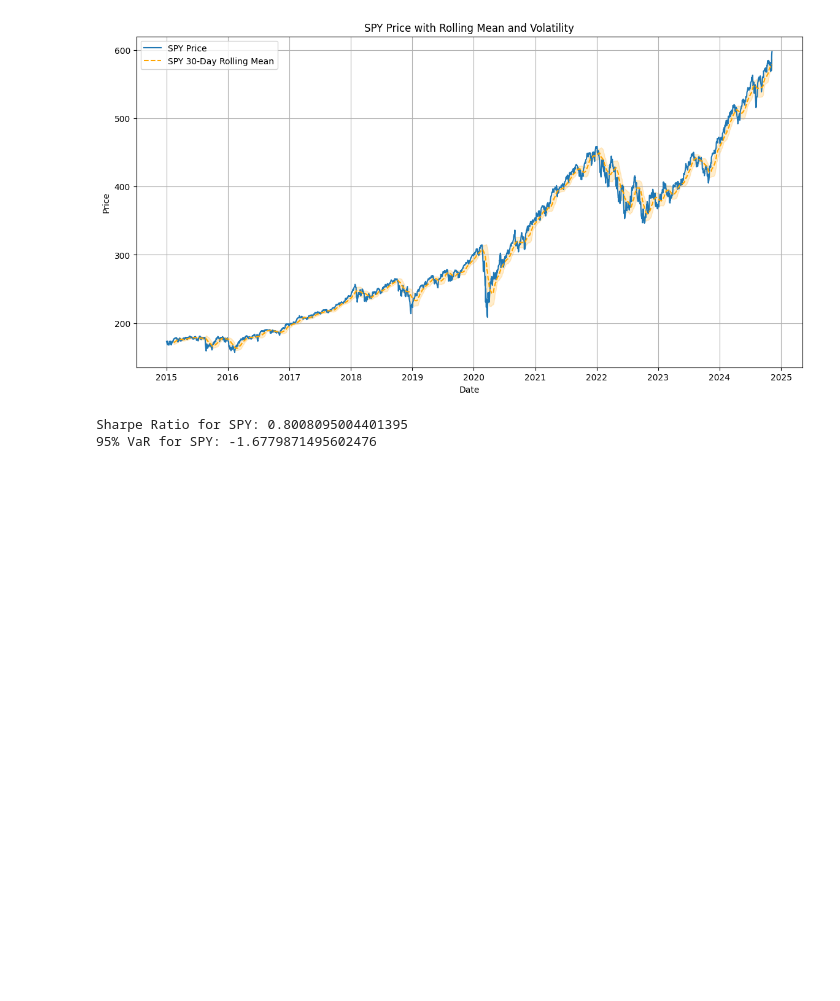
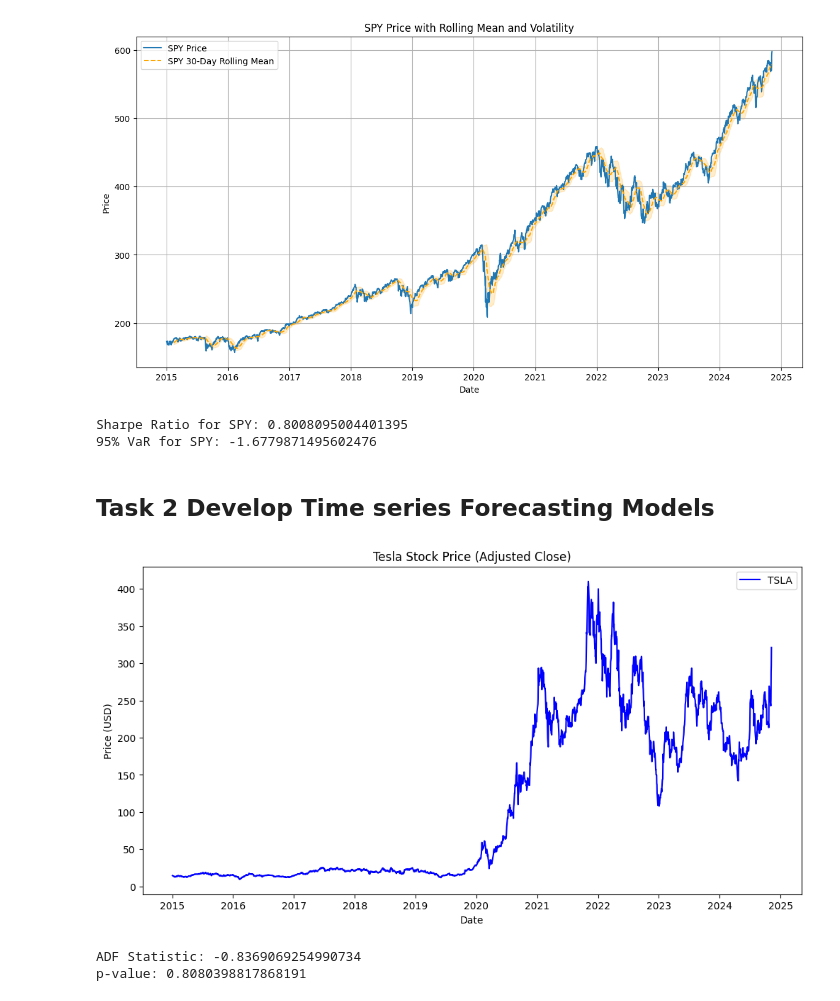
Before and after one commit to trynursalme/KAIM-Week-11, a Jupyter notebook: notebook/EDA.ipynb, the cells around one changed output. Saved outputs shown, nothing was run; the diff lists cells and outputs as text; code cells hidden in the pictures; blank space fills up the shorter version.

```diff
--- a/notebook/EDA.ipynb
+++ b/notebook/EDA.ipynb
@@ -242,3 +287,27 @@ Sharpe Ratio for BND: 0.29173704956287017
 [figure]
 Sharpe Ratio for SPY: 0.8008095004401395
 95% VaR for SPY: -1.6779871495602476
+# %% [markdown]
+## Task 2 Develop Time series Forecasting Models
+# %%
+import matplotlib.pyplot as plt
+
+# Plot the Tesla stock price
+plt.figure(figsize=(12, 6))
+plt.plot(combined_data['TSLA'], color='blue', label='TSLA')
+plt.title('Tesla Stock Price (Adjusted Close)')
+plt.xlabel('Date')
+plt.ylabel('Price (USD)')
+plt.legend()
+plt.show()
+# %% [output]
+[figure, added]
+# %%
+from statsmodels.tsa.stattools import adfuller
+
+adf_test = adfuller(combined_data['TSLA'].dropna())
+print("ADF Statistic:", adf_test[0])
+print("p-value:", adf_test[1])
+# %% [output]
+ADF Statistic: -0.8369069254990734
+p-value: 0.8080398817868191
```
Also changed, not shown: parts of 7 cells of this notebook, 1 other file.
